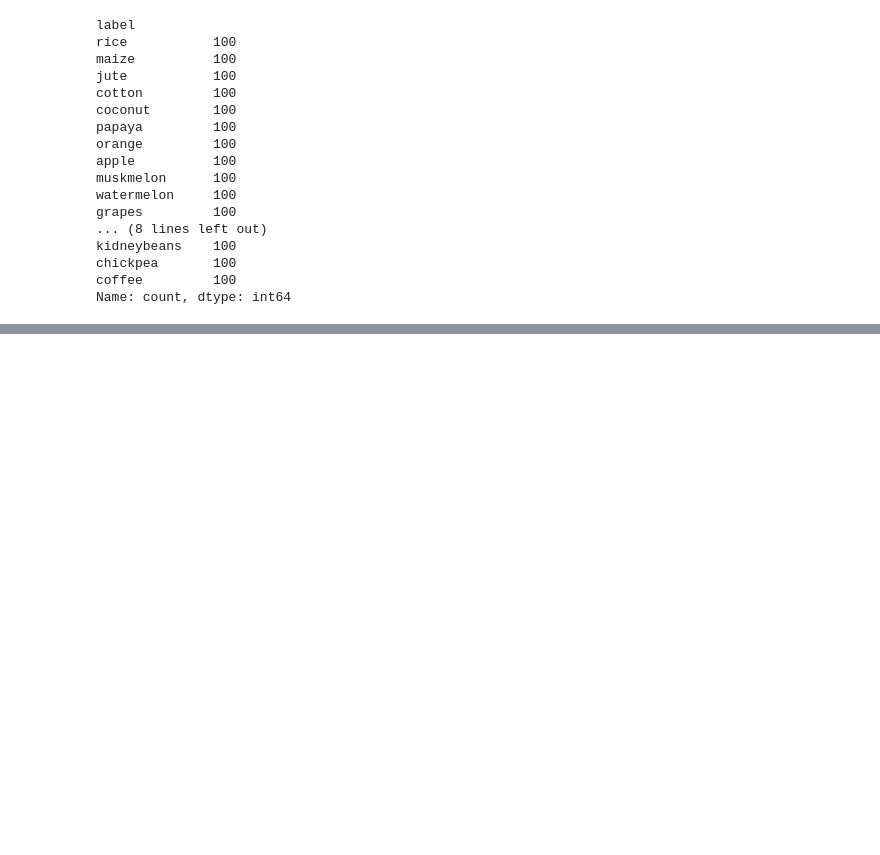
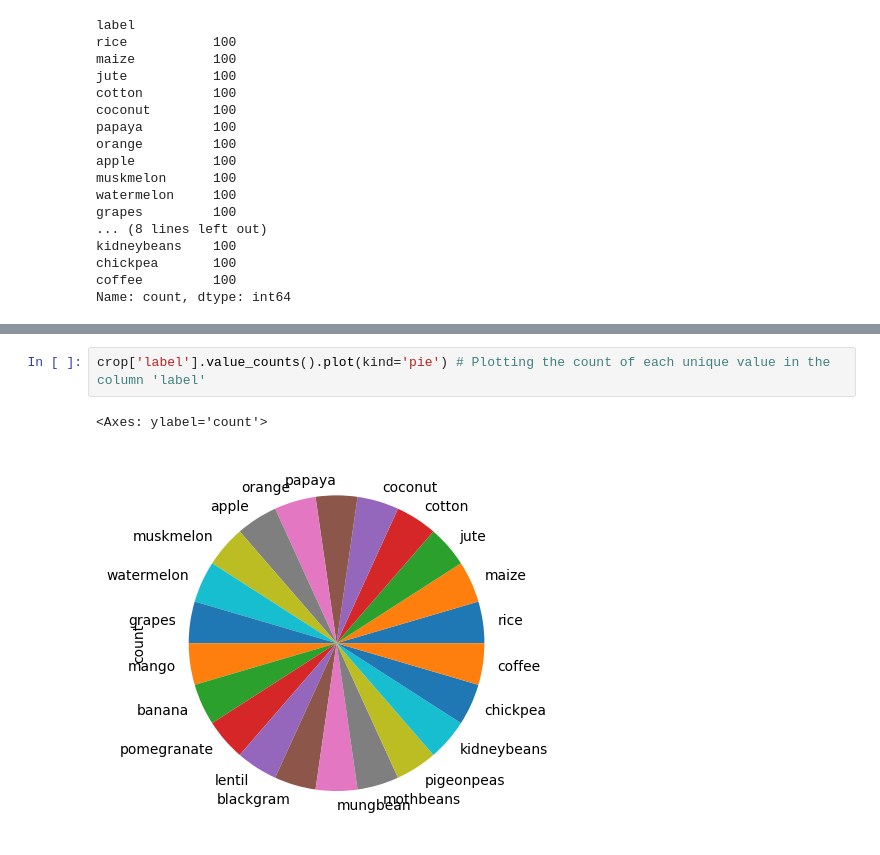
Before and after one commit to OmkarS25/Internship-Jan-Feb-2025, a Jupyter notebook: Week_1/Class_1.ipynb, the cells around one changed output, grey strips where cells are left out. Drawn from its saved outputs; the diff is of its cells as text; blank space fills up the shorter version.

```diff
--- a/Week_1/Class_1.ipynb
+++ b/Week_1/Class_1.ipynb
@@ -183,0 +154,5 @@ Name: count, dtype: int64
+# %%
+crop['label'].value_counts().plot(kind='pie') # Plotting the count of each unique value in the column 'label'
+# %% [output]
+<Axes: ylabel='count'>
+[figure, added]
```
Also changed, not shown: parts of 15 cells of this notebook.
